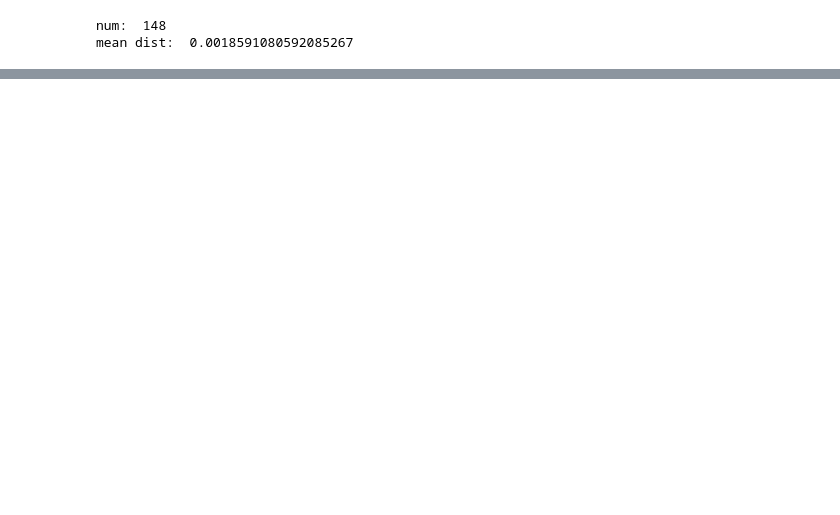
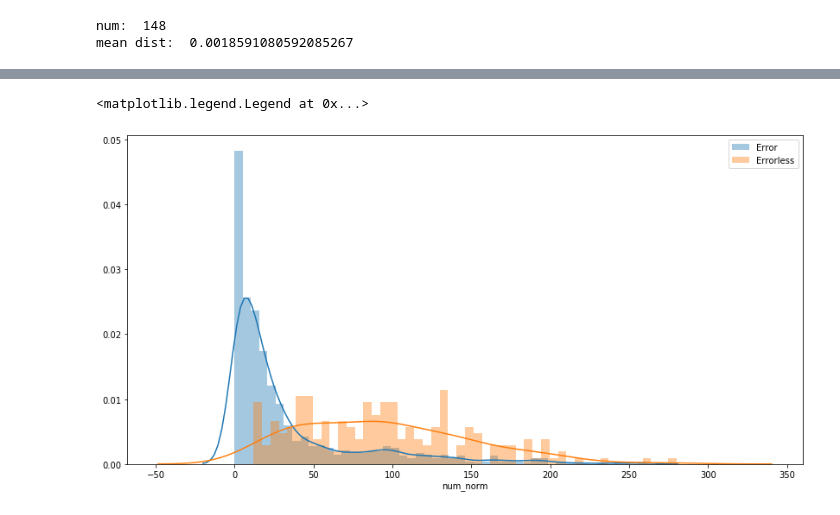
Before and after one commit to warrenregister/ToF_ML, a Jupyter notebook: notebooks/Slope and Offset with Fragments.ipynb, the cells around one changed output, grey strips where cells are left out. Cells and saved outputs as stored; diff of their text form; code cells hidden in the pictures; blank space fills up the shorter version.

```diff
--- a/notebooks/Slope and Offset with Fragments.ipynb
+++ b/notebooks/Slope and Offset with Fragments.ipynb
@@ -125,3 +169,11 @@ mean dist:  0.0018591080592085267
+# %%
+plt.figure(figsize=(14, 7))
+sns.distplot(training_data[training_data['target']==1]['num_norm'], bins=50, label='Error')
+sns.distplot(training_data[training_data['target']==0]['num_norm'], bins=50, label='Errorless')
+plt.legend()
+# %% [output]
+<matplotlib.legend.Legend at 0x...>
+[figure, added]
 # %%
 original_data = dg.calibrated_df()
 # %%
```
Also changed, not shown: parts of 36 cells of this notebook, 1 other file.
